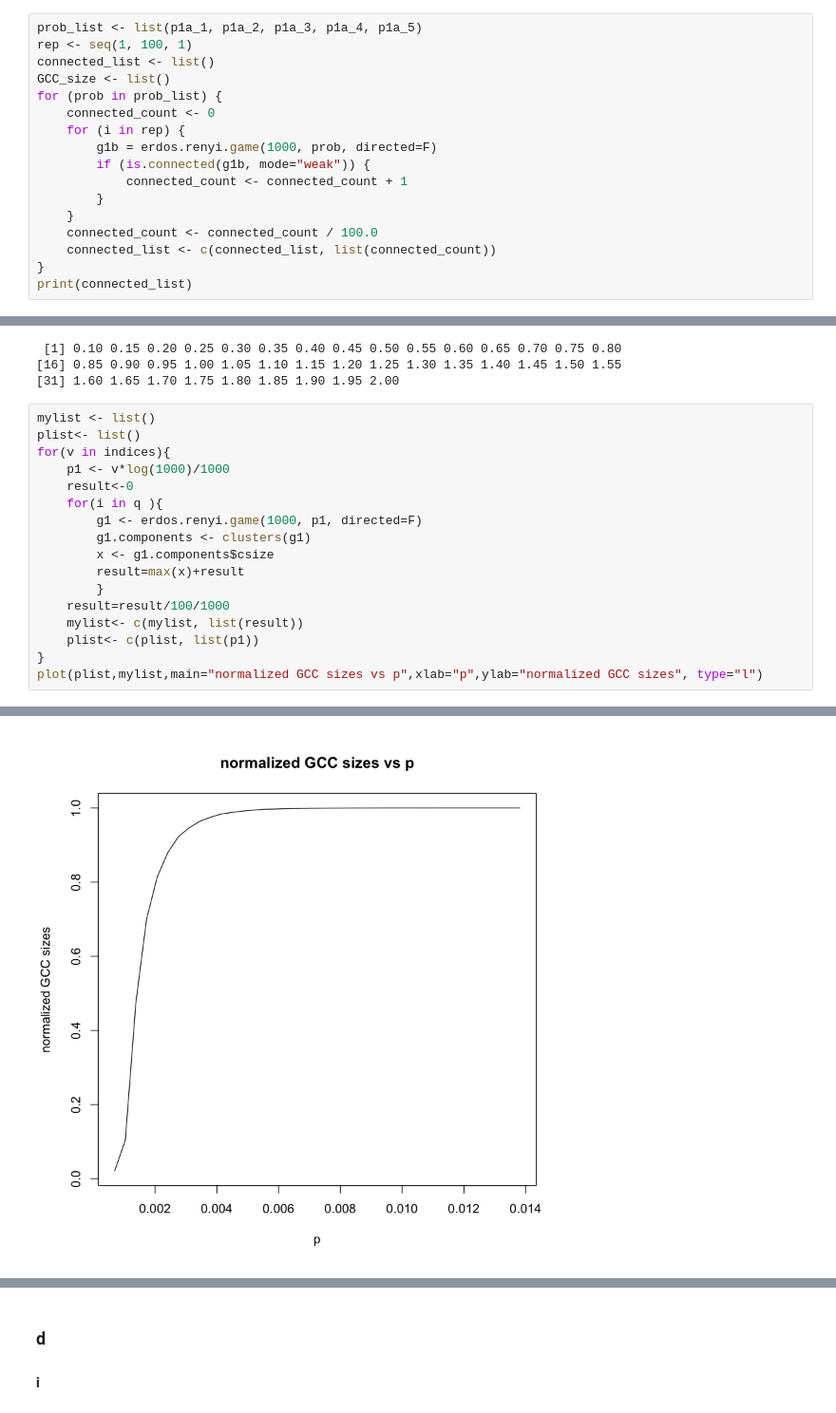
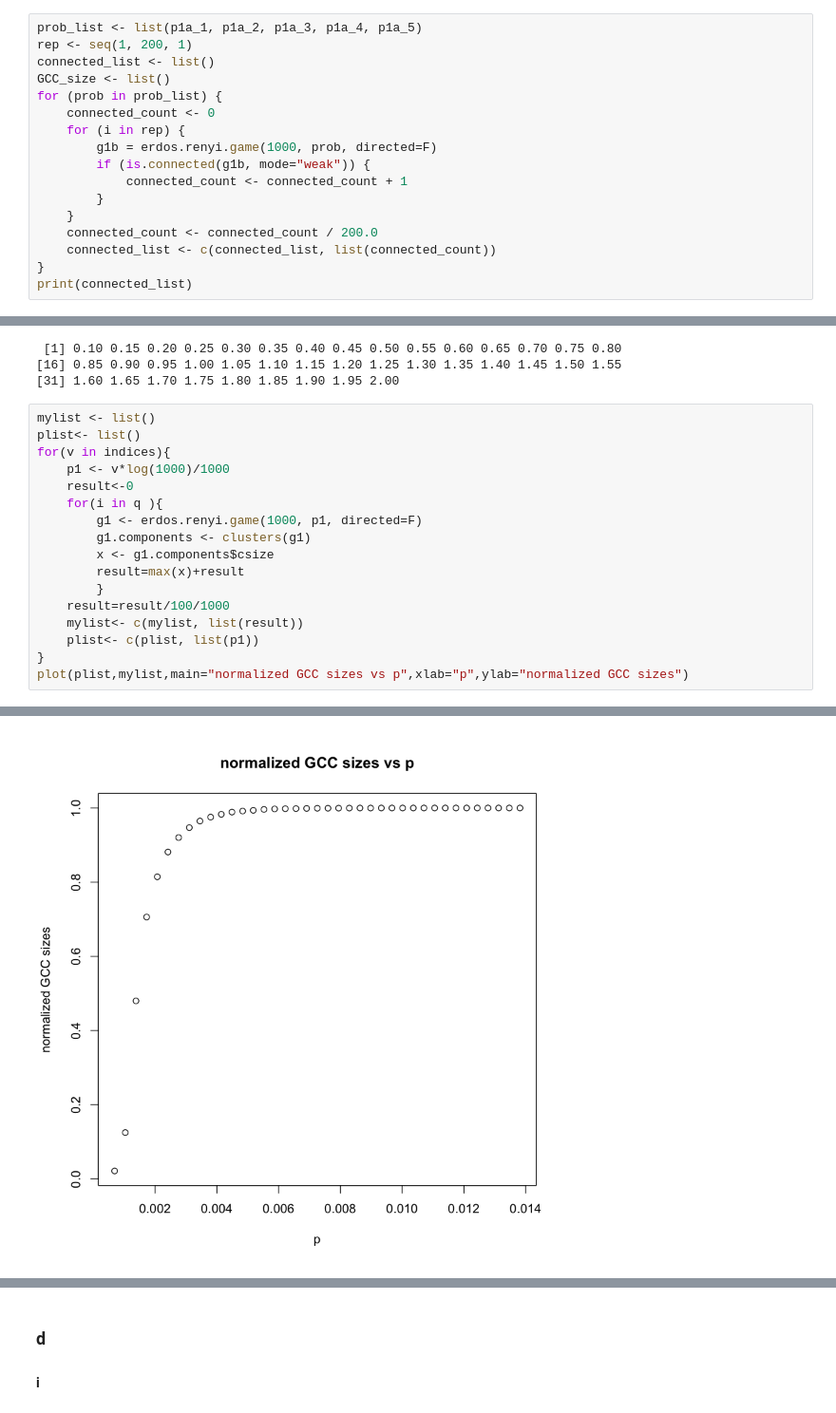
Before and after one commit to wanghran/ECE232_Graph, a Jupyter notebook: Part1_problem1.ipynb, the cells around one changed output, grey strips where cells are left out. Shown: that part at 95% size. Saved outputs shown, nothing was run; the diff lists cells and outputs as text.

```diff
--- a/Part1_problem1.ipynb
+++ b/Part1_problem1.ipynb
@@ -73,7 +83,7 @@ V(g1a_5) = 1000 * 0.1 * (1 - 0.1) = 90, similar to the empircal value, 96.160, w
 ### b
 # %%
 prob_list <- list(p1a_1, p1a_2, p1a_3, p1a_4, p1a_5)
-rep <- seq(1, 100, 1)
+rep <- seq(1, 200, 1)
 connected_list <- list()
 GCC_size <- list()
 for (prob in prob_list) {
@@ -84,7 +94,7 @@ for (prob in prob_list) {
             connected_count <- connected_count + 1
         }
     }
-    connected_count <- connected_count / 100.0
+    connected_count <- connected_count / 200.0
     connected_list <- c(connected_list, list(connected_count))
 }
 print(connected_list)
@@ -158,5 +168,5 @@ for(v in indices){
     mylist<- c(mylist, list(result))
     plist<- c(plist, list(p1))
 }
-plot(plist,mylist,main="normalized GCC sizes vs p",xlab="p",ylab="normalized GCC sizes", type="l")
+plot(plist,mylist,main="normalized GCC sizes vs p",xlab="p",ylab="normalized GCC sizes")
 # %% [output]
@@ -180,2 +173,2 @@ plot(plist,mylist,main="normalized GCC sizes vs p",xlab="p",ylab="normalized GCC
-[figure, old version]
+[figure, new version]
 # %% [markdown]
```
Also changed, not shown: parts of 10 cells of this notebook.
